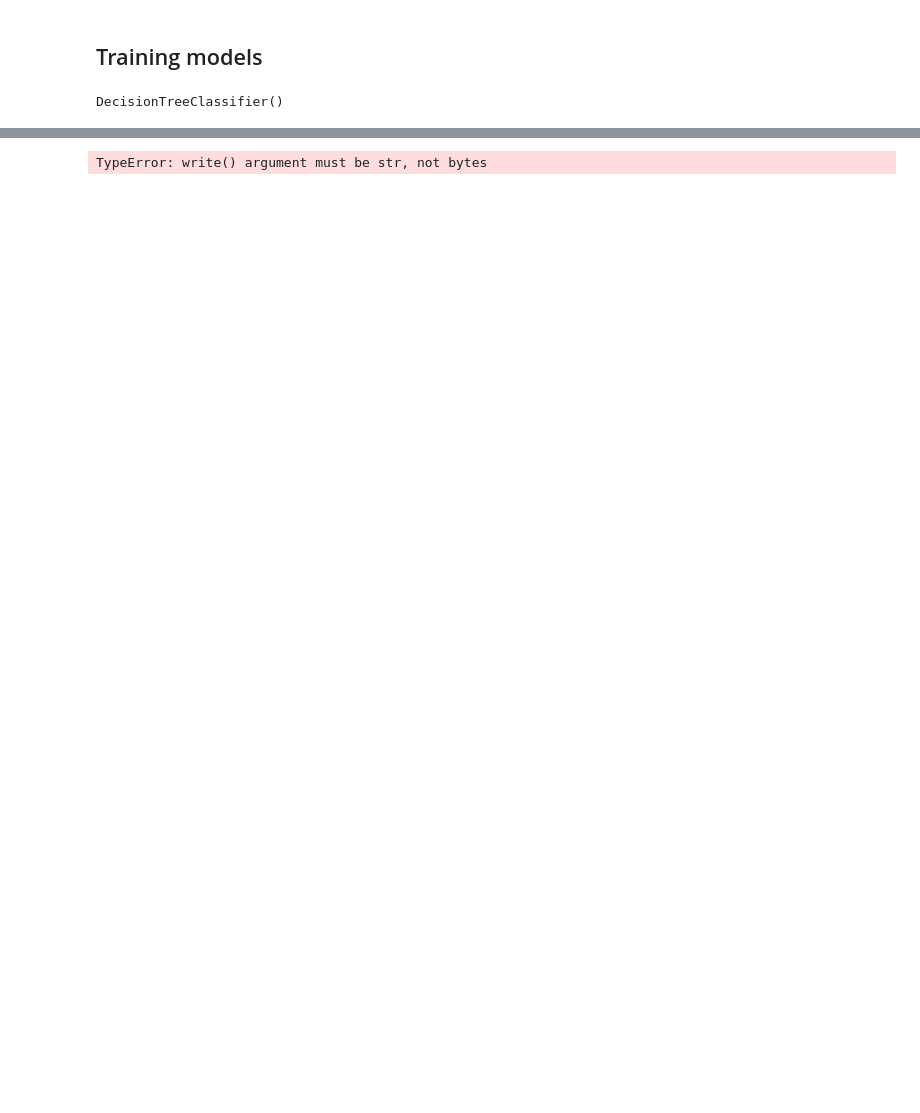
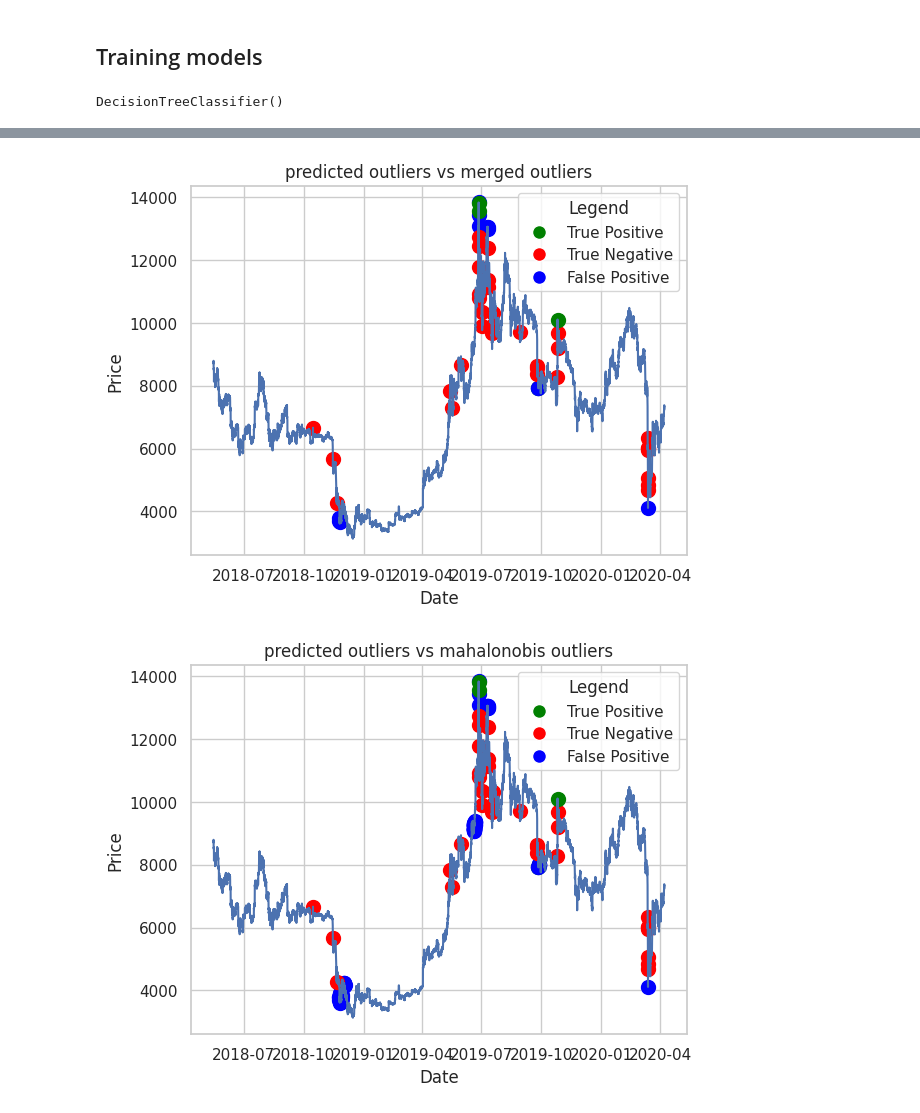
Before and after one commit to iAndRYou/anomalies, a Jupyter notebook: model.ipynb, the cells around one changed output, grey strips where cells are left out. Drawn from its saved outputs; the diff is of its cells as text; code cells hidden in the pictures; blank space fills up the shorter version.

```diff
--- a/model.ipynb
+++ b/model.ipynb
@@ -261,7 +246,7 @@ from sklearn.model_selection import train_test_split
 def prepare_data(df):
     X = df[['close', 'volume_btc', 'volume_usd']]
     y = df['anomaly']
-    return train_test_split(X, y, test_size=0.3)
+    return train_test_split(X, y, test_size=0.5,shuffle = False, stratify = None)
 
 train_X_merged, test_X_merged, train_y_merged, test_y_merged  = prepare_data(merged_dataset)
 train_X_mahalanobis, test_X_mahalanobis, train_y_mahalanobis, test_y_mahalanobis  = prepare_data(mahalanobis_dataset)
@@ -272,9 +257,9 @@ from sklearn.svm import SVC
 from sklearn.tree import DecisionTreeClassifier
 
 clf1 = DecisionTreeClassifier()
-# clf2 = SVC(probability=True)
-clf2 = DecisionTreeClassifier()
-clf3 = DecisionTreeClassifier()
+clf2 = SVC(probability=True)
+# clf2 = DecisionTreeClassifier()
+clf3 = LogisticRegression()
 
 clf1.fit(train_X_merged, train_y_merged)
 clf1.fit(train_X_mahalanobis, train_y_mahalanobis)
@@ -327,5 +332,47 @@ import pickle
 
 with open('model.pkl', 'wb') as f:
     pickle.dump(eclf, f)
-# %% [output]
-TypeError: write() argument must be str, not bytes
+# %%
+import seaborn as sns
+import matplotlib.pyplot as plt
+def plot_outliers_with_color(df,y_test, outliers,  title):
+    sns.set_theme(style="whitegrid")
+
+    # Plot the price data
+    sns.lineplot(data=df, x=df.index, y='close', color='b', label='Price')
+
+    # Determine the colors based on outliers (y_pred) and y_test
+    colors = ['blue'] * len(outliers)  # Default to blue
+    for i in range(len(outliers)):
+        if outliers[i] and y_test[i]:
+            colors[i] = 'green'
+        elif outliers[i] and not y_test[i]:
+            colors[i] = 'red'
+        elif not outliers[i] and y_test[i]:
+            colors[i] = 'blue'  # Both False condition, kept as blue as default
+
+    # Plot the points with different colors based on the conditions
+    for i in range(len(outliers)):
+        if outliers[i] or y_test[i]:  # Plot only if it's an outlier or true test label
+            plt.scatter(x=df.index[i], y=df['close'].iloc[i], color=colors[i], marker='o', s=100)
+
+    plt.xlabel('Date')
+    plt.ylabel('Price')
+    plt.title(title)
+
+    # Create custom legend
+    handles = [
+        plt.Line2D([0], [0], marker='o', color='w', markerfacecolor='green', markersize=10, label='True Positive'),
+        plt.Line2D([0], [0], marker='o', color='w', markerfacecolor='red', markersize=10, label='True Negative'),
+        plt.Line2D([0], [0], marker='o', color='w', markerfacecolor='blue', markersize=10, label='False Positive'),
+    ]
+    plt.legend(handles=handles, title='Legend')
+    plt.show()
+
+
+plot_outliers_with_color(test_X_merged,test_y_merged,y_pred[:16629],"predicted outliers vs merged outliers")
+plot_outliers_with_color(test_X_mahalanobis,test_y_mahalanobis,y_pred[:16629],"predicted outliers vs mahalonobis outliers")
+plot_outliers_with_color(test_X_correlation,test_y_correlation,y_pred[:16629],"predicted outliers vs correlation outleirs")
+# %% [output]
+[figure, added]
+[figure, added]
```
Also changed, not shown: parts of 18 cells of this notebook, 1 other file.
